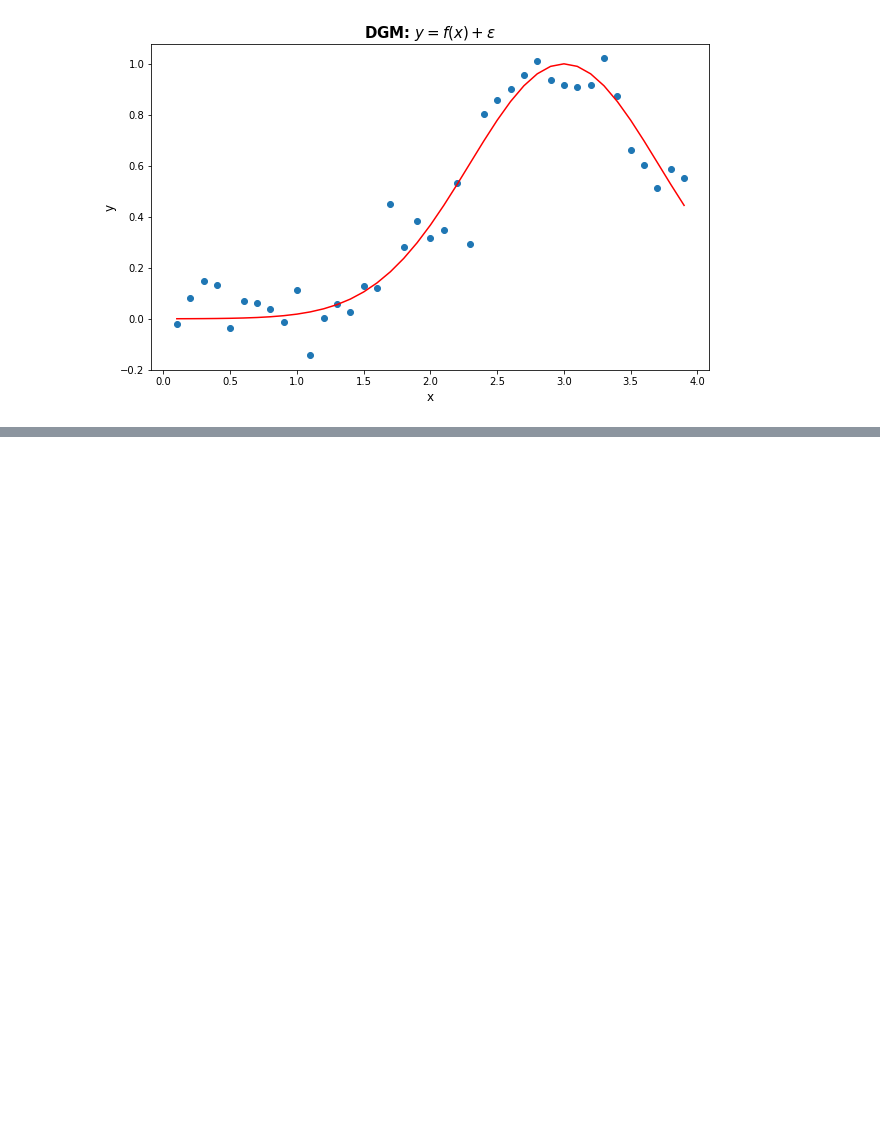
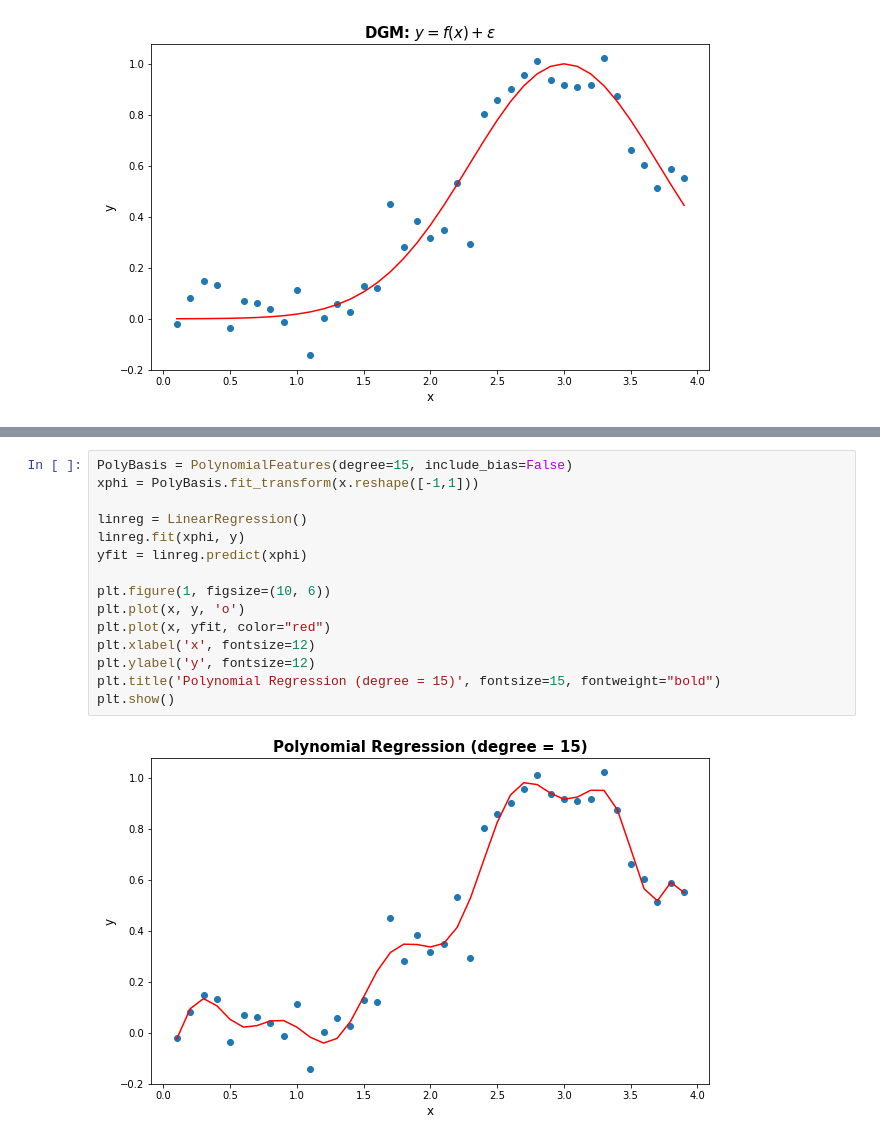
Before and after one commit to anhnguyendepocen/Stat3612, a Jupyter notebook: Lecture4/Lecture4 Basis Expansion.ipynb, the cells around one changed output, grey strips where cells are left out. Saved outputs shown, nothing was run; the diff lists cells and outputs as text; blank space fills up the shorter version.

```diff
--- a/Lecture4/Lecture4 Basis Expansion.ipynb
+++ b/Lecture4/Lecture4 Basis Expansion.ipynb
@@ -35,0 +70,17 @@ plt.show()
+# %%
+PolyBasis = PolynomialFeatures(degree=15, include_bias=False)
+xphi = PolyBasis.fit_transform(x.reshape([-1,1]))
+
+linreg = LinearRegression()
+linreg.fit(xphi, y)
+yfit = linreg.predict(xphi)
+
+plt.figure(1, figsize=(10, 6))
+plt.plot(x, y, 'o')
+plt.plot(x, yfit, color="red")
+plt.xlabel('x', fontsize=12)
+plt.ylabel('y', fontsize=12)
+plt.title('Polynomial Regression (degree = 15)', fontsize=15, fontweight="bold")
+plt.show()
+# %% [output]
+[figure, added]
```
Also changed, not shown: parts of 4 cells of this notebook.
